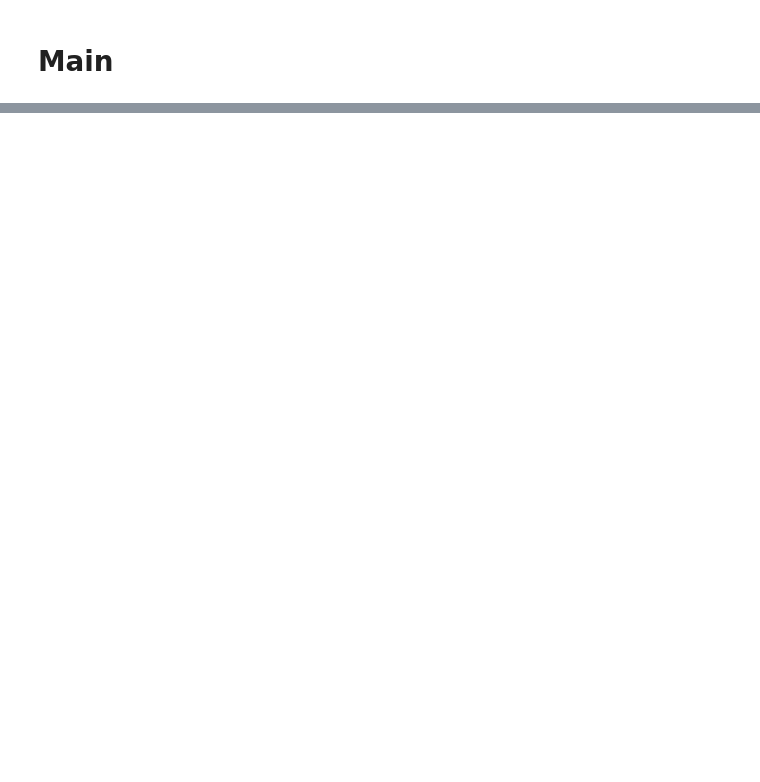
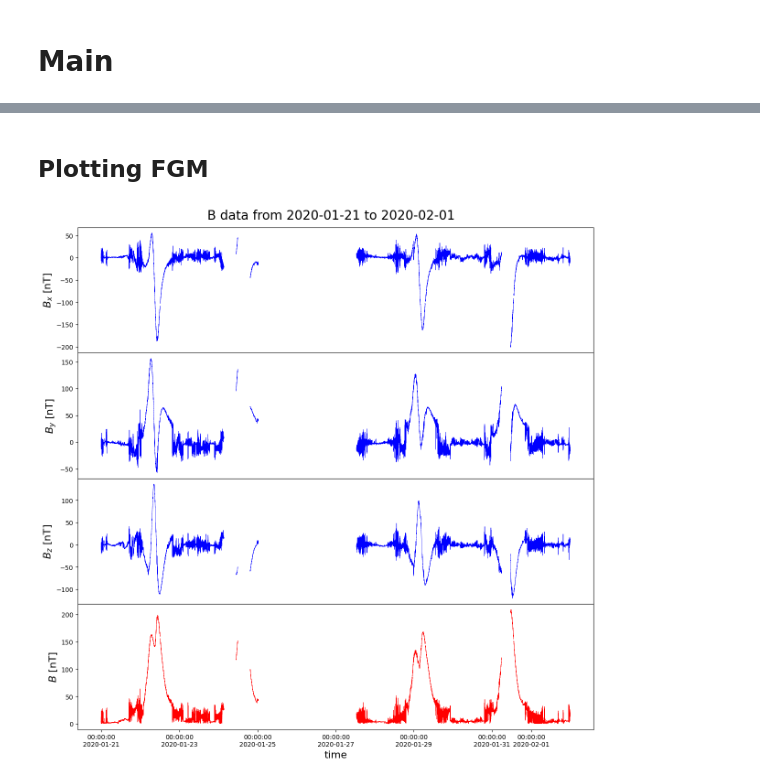
Before and after one commit to joelster-73/Lanc_PhD_Project, a Jupyter notebook: 2024_10_17_Month_Data/Cluster FGM.ipynb, the cells around one changed output, grey strips where cells are left out. Cells and saved outputs as stored; diff of their text form; code cells hidden in the pictures; blank space fills up the shorter version.

```diff
--- a/2024_10_17_Month_Data/Cluster FGM.ipynb
+++ b/2024_10_17_Month_Data/Cluster FGM.ipynb
@@ -258,0 +296,37 @@ axs[3].set_ylabel(r'$r$ [$R_E$]', fontsize=16);
+# %% [markdown]
+## Plotting FGM
+# %%
+fig, axs = plt.subplots(4,  # 4 plots
+                        figsize=(12,12),
+                        sharex=True, # share same x-range
+                        sharey=False, # don't share same y-range
+                        gridspec_kw={'hspace': 0})
+
+fig.suptitle(f'B data from {start_date_str} to {end_date_str}', fontsize=20)
+
+# Adjust the layout so that labels/titles don't overlap
+plt.tight_layout()
+
+for _, segment in df_fgm.groupby('segment'):
+   # Plot B_x, B_y, and B_z against epoch on different axes
+    axs[0].plot(segment['t'], segment['B_x'], c='b', lw=0.5)
+    axs[1].plot(segment['t'], segment['B_y'], c='b', lw=0.5)
+    axs[2].plot(segment['t'], segment['B_z'], c='b', lw=0.5)
+    axs[3].plot(segment['t'], segment['B_mag'], c='r', lw=0.5)
+
+# Add labels and title
+plt.xlabel(r'time', fontsize=16) # or axs[2].set_xlabel
+
+# Format the x-axis to display full dates and times with more detail
+# "Hour:Minute:Second // Year-Month-Day"
+date_format = mdates.DateFormatter('%H:%M:%S\n%Y-%m-%d')
+axs[2].xaxis.set_major_formatter(date_format)
+
+axs[0].set_ylabel(r'$B_x$ [nT]', fontsize=16)
+axs[1].set_ylabel(r'$B_y$ [nT]', fontsize=16)
+axs[2].set_ylabel(r'$B_z$ [nT]', fontsize=16)
+axs[3].set_ylabel(r'$B$ [nT]', fontsize=16);
+
+#plt.savefig(f'{data_name} data on {data_date}.png',bbox_inches='tight')
+# %% [output]
+[figure, added]
```
Also changed, not shown: parts of 19 cells of this notebook, 59 other files.
